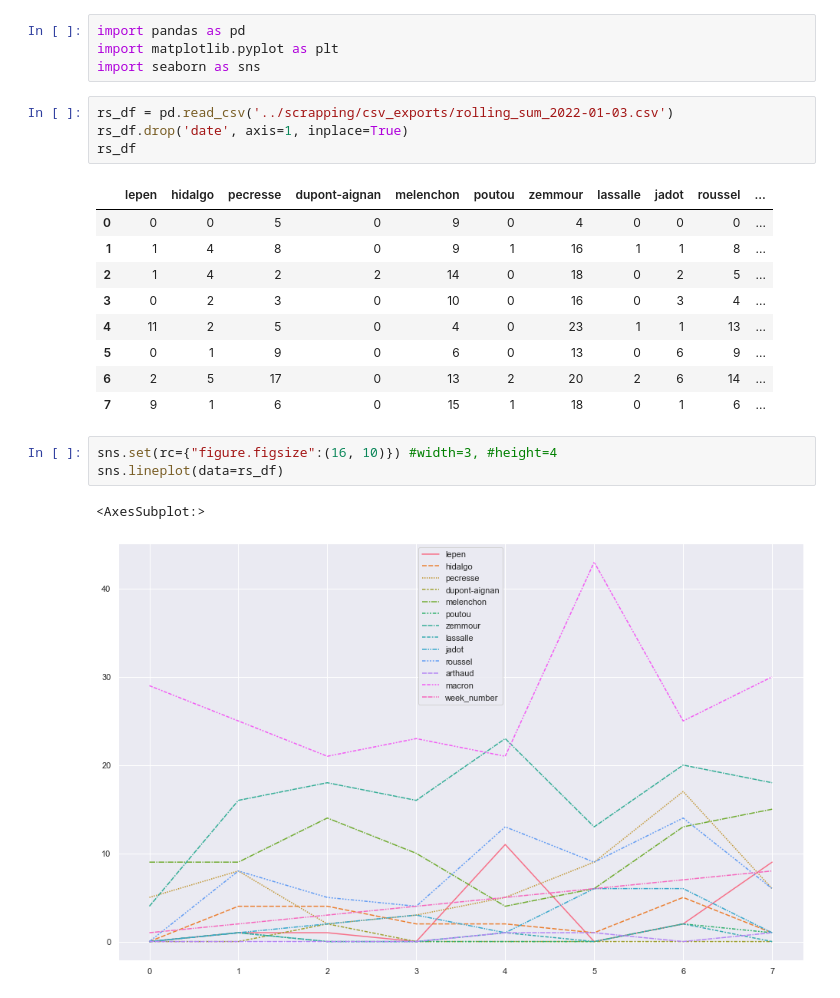
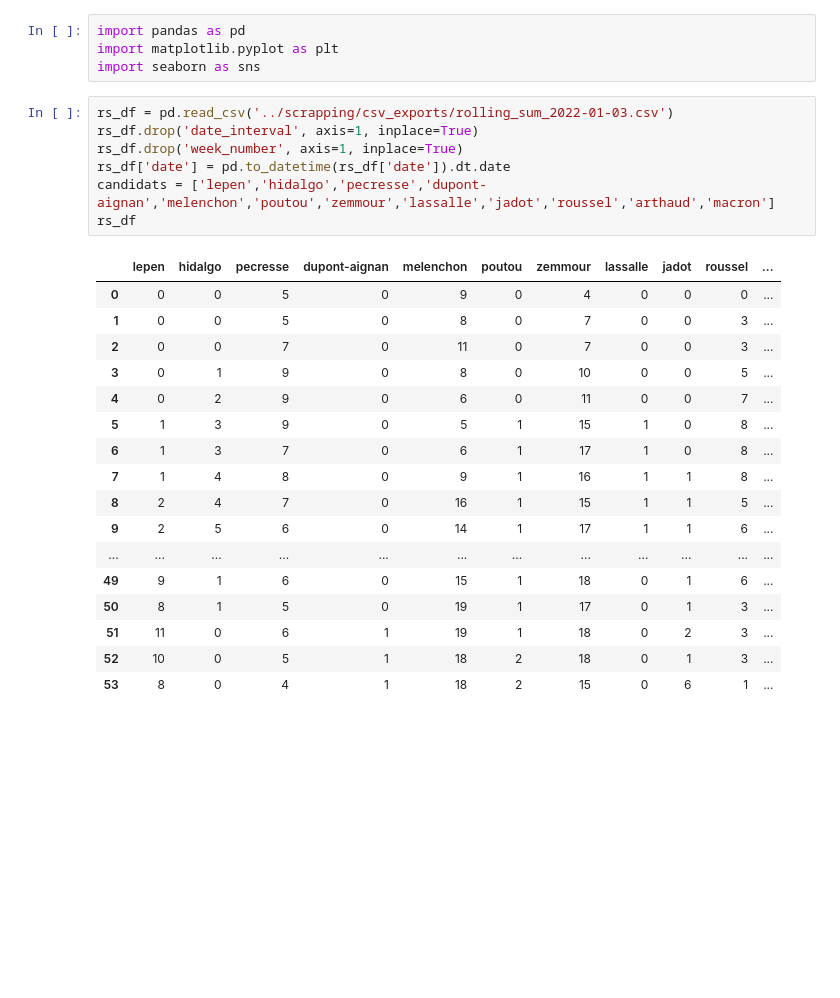
Before and after one commit to mattcln/reddit_france_analysis, a Jupyter notebook: visualization/rolling_sum_analysis.ipynb, the cells around one changed output. Drawn from its saved outputs; the diff is of its cells as text; blank space fills up the shorter version.

```diff
--- a/visualization/rolling_sum_analysis.ipynb
+++ b/visualization/rolling_sum_analysis.ipynb
@@ -4,22 +4,27 @@ import matplotlib.pyplot as plt
 import seaborn as sns
 # %%
 rs_df = pd.read_csv('../scrapping/csv_exports/rolling_sum_2022-01-03.csv')
-rs_df.drop('date', axis=1, inplace=True)
+rs_df.drop('date_interval', axis=1, inplace=True)
+rs_df.drop('week_number', axis=1, inplace=True)
+rs_df['date'] = pd.to_datetime(rs_df['date']).dt.date
+candidats = ['lepen','hidalgo','pecresse','dupont-aignan','melenchon','poutou','zemmour','lassalle','jadot','roussel','arthaud','macron']
 rs_df
 # %% [output]
 |  | lepen | hidalgo | pecresse | dupont-aignan | melenchon | poutou | zemmour | lassalle | jadot | roussel | ... |
 | 0 | 0 | 0 | 5 | 0 | 9 | 0 | 4 | 0 | 0 | 0 | ... |
-| 1 | 1 | 4 | 8 | 0 | 9 | 1 | 16 | 1 | 1 | 8 | ... |
-| 2 | 1 | 4 | 2 | 2 | 14 | 0 | 18 | 0 | 2 | 5 | ... |
-| 3 | 0 | 2 | 3 | 0 | 10 | 0 | 16 | 0 | 3 | 4 | ... |
-| 4 | 11 | 2 | 5 | 0 | 4 | 0 | 23 | 1 | 1 | 13 | ... |
-| 5 | 0 | 1 | 9 | 0 | 6 | 0 | 13 | 0 | 6 | 9 | ... |
-| 6 | 2 | 5 | 17 | 0 | 13 | 2 | 20 | 2 | 6 | 14 | ... |
-| 7 | 9 | 1 | 6 | 0 | 15 | 1 | 18 | 0 | 1 | 6 | ... |
+| 1 | 0 | 0 | 5 | 0 | 8 | 0 | 7 | 0 | 0 | 3 | ... |
+| 2 | 0 | 0 | 7 | 0 | 11 | 0 | 7 | 0 | 0 | 3 | ... |
+| 3 | 0 | 1 | 9 | 0 | 8 | 0 | 10 | 0 | 0 | 5 | ... |
+| 4 | 0 | 2 | 9 | 0 | 6 | 0 | 11 | 0 | 0 | 7 | ... |
+| 5 | 1 | 3 | 9 | 0 | 5 | 1 | 15 | 1 | 0 | 8 | ... |
+| 6 | 1 | 3 | 7 | 0 | 6 | 1 | 17 | 1 | 0 | 8 | ... |
+| 7 | 1 | 4 | 8 | 0 | 9 | 1 | 16 | 1 | 1 | 8 | ... |
+| 8 | 2 | 4 | 7 | 0 | 16 | 1 | 15 | 1 | 1 | 5 | ... |
+| 9 | 2 | 5 | 6 | 0 | 14 | 1 | 17 | 1 | 1 | 6 | ... |
+| ... | ... | ... | ... | ... | ... | ... | ... | ... | ... | ... | ... |
+| 49 | 9 | 1 | 6 | 0 | 15 | 1 | 18 | 0 | 1 | 6 | ... |
+| 50 | 8 | 1 | 5 | 0 | 19 | 1 | 17 | 0 | 1 | 3 | ... |
+| 51 | 11 | 0 | 6 | 1 | 19 | 1 | 18 | 0 | 2 | 3 | ... |
+| 52 | 10 | 0 | 5 | 1 | 18 | 2 | 18 | 0 | 1 | 3 | ... |
+| 53 | 8 | 0 | 4 | 1 | 18 | 2 | 15 | 0 | 6 | 1 | ... |
-# %%
-sns.set(rc={"figure.figsize":(16, 10)}) #width=3, #height=4
-sns.lineplot(data=rs_df)
-# %% [output]
-<AxesSubplot:>
-[figure, removed]
 # %%
```
Also changed, not shown: parts of 4 cells of this notebook, 8 other files.
